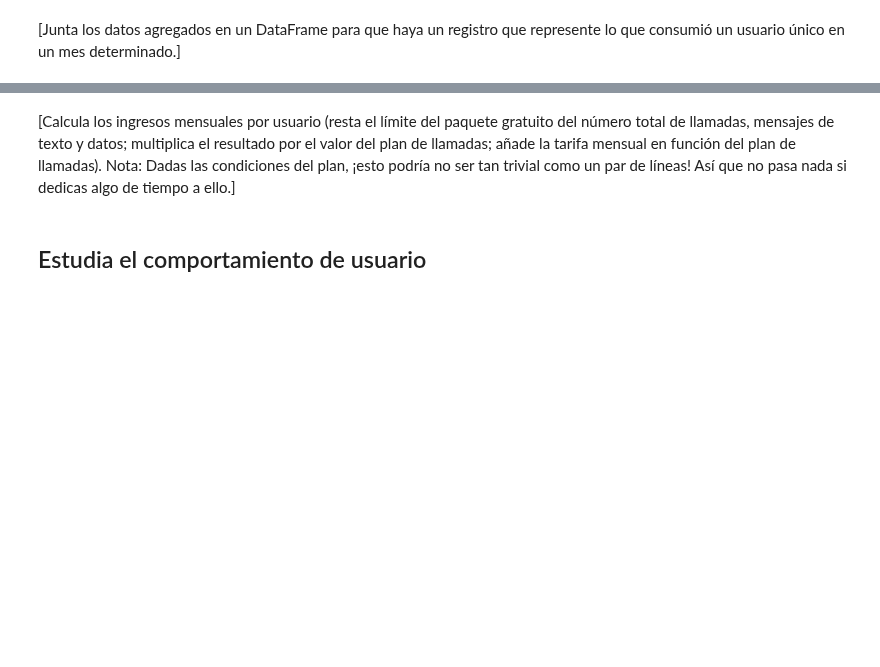
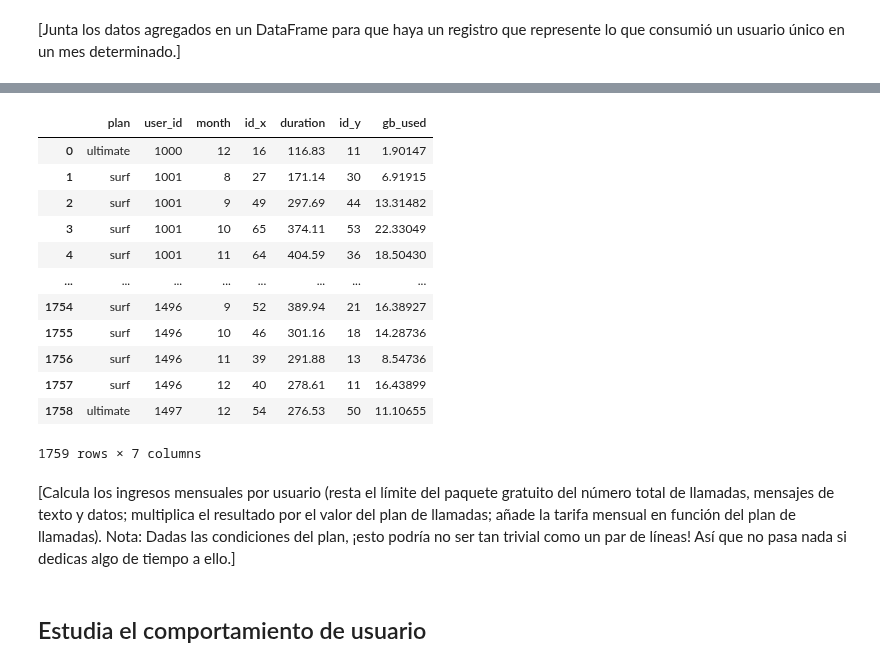
Before and after one commit to hukitan/tripleten, a Jupyter notebook: Proyectos_en_desarrollo/proyecto 5/proyect5.ipynb, the cells around one changed output, grey strips where cells are left out. Saved outputs shown, nothing was run; the diff lists cells and outputs as text; code cells hidden in the pictures; blank space fills up the shorter version.

```diff
--- a/Proyectos_en_desarrollo/proyecto 5/proyect5.ipynb
+++ b/Proyectos_en_desarrollo/proyecto 5/proyect5.ipynb
@@ -355,2 +269,4 @@ Name: id, Length: 481, dtype: int64
 # %%
 # Calcula la cantidad de minutos usados por cada usuario al mes. Guarda el resultado.
+total_calls = calls.groupby(["user_id","month"])["duration"].sum().reset_index()
+total_calls
@@ -357,2 +287,4 @@ Name: id, Length: 481, dtype: int64
 # %%
 # Calcula el número de mensajes enviados por cada usuario al mes. Guarda el resultado.
+msj_mth = messages.groupby(["user_id","month"])["id"].count().reset_index()
+msj_mth
@@ -359,2 +305,4 @@ Name: id, Length: 481, dtype: int64
 # %%
 # Calcula el volumen del tráfico de Internet usado por cada usuario al mes. Guarda el resultado.
+ith_mth = internet.groupby(["user_id","month"])["gb_used"].sum().reset_index()
+ith_mth
@@ -362,3 +324,6 @@ Name: id, Length: 481, dtype: int64
 [Junta los datos agregados en un DataFrame para que haya un registro que represente lo que consumió un usuario único en un mes determinado.]
 # %%
 # Fusiona los datos de llamadas, minutos, mensajes e Internet con base en user_id y month
+usr_mth_cons = cals_per_user.merge(total_calls, on= ["user_id","month"]).merge(msj_mth, on= ["user_id","month"]).merge(ith_mth, on= ["user_id","month"])
+
+usr_mth_cons
@@ -365,5 +344,20 @@ Name: id, Length: 481, dtype: int64
 # %%
 # Añade la información de la tarifa
+users[["plan","user_id"]].merge(usr_mth_cons, on= "user_id")
+# %% [output]
+|  | plan | user_id | month | id_x | duration | id_y | gb_used |
+| 0 | ultimate | 1000 | 12 | 16 | 116.83 | 11 | 1.90147 |
+| 1 | surf | 1001 | 8 | 27 | 171.14 | 30 | 6.91915 |
+| 2 | surf | 1001 | 9 | 49 | 297.69 | 44 | 13.31482 |
+| 3 | surf | 1001 | 10 | 65 | 374.11 | 53 | 22.33049 |
+| 4 | surf | 1001 | 11 | 64 | 404.59 | 36 | 18.50430 |
+| ... | ... | ... | ... | ... | ... | ... | ... |
+| 1754 | surf | 1496 | 9 | 52 | 389.94 | 21 | 16.38927 |
+| 1755 | surf | 1496 | 10 | 46 | 301.16 | 18 | 14.28736 |
+| 1756 | surf | 1496 | 11 | 39 | 291.88 | 13 | 8.54736 |
+| 1757 | surf | 1496 | 12 | 40 | 278.61 | 11 | 16.43899 |
+| 1758 | ultimate | 1497 | 12 | 54 | 276.53 | 50 | 11.10655 |
+1759 rows × 7 columns
 # %% [markdown]
 [Calcula los ingresos mensuales por usuario (resta el límite del paquete gratuito del número total de llamadas, mensajes de texto y datos; multiplica el resultado por el valor del plan de llamadas; añade la tarifa mensual en función del plan de llamadas). Nota: Dadas las condiciones del plan, ¡esto podría no ser tan trivial como un par de líneas! Así que no pasa nada si dedicas algo de tiempo a ello.]
 # %%
```
Also changed, not shown: parts of 27 cells of this notebook.
